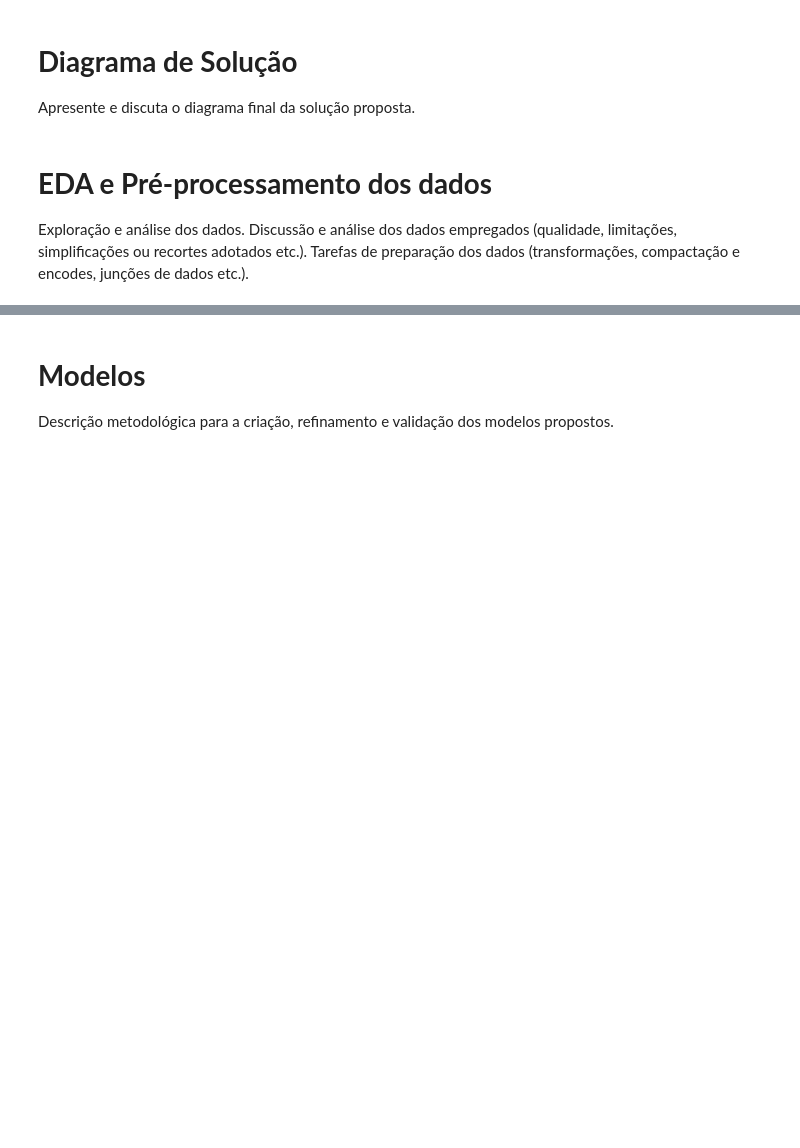
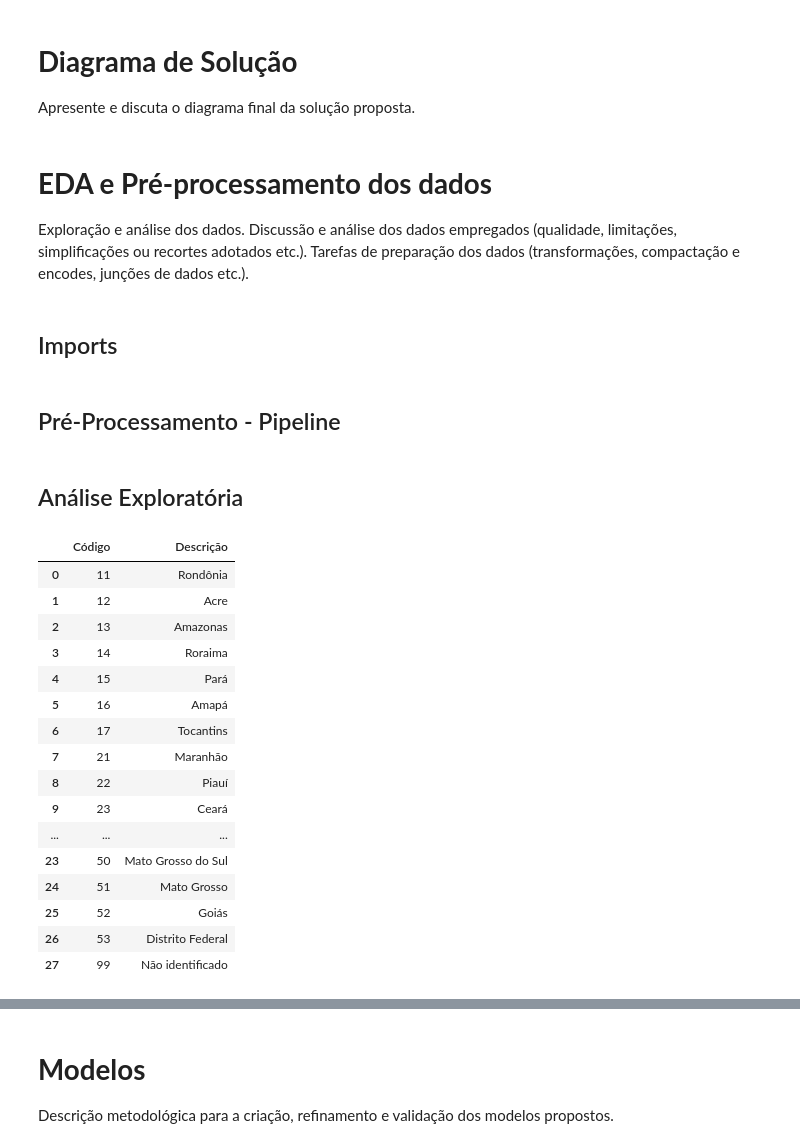
Before and after one commit to TimoteoSantana/cdProjetoAplicadoIV, a Jupyter notebook: projeto/cd_projeto_aplicado_IV_doc._com CRONGR REF TEOR.ipynb, the cells around one changed output, grey strips where cells are left out. Drawn from its saved outputs; the diff is of its cells as text; code cells hidden in the pictures; blank space fills up the shorter version.

```diff
--- a/projeto/cd_projeto_aplicado_IV_doc._com CRONGR REF TEOR.ipynb
+++ b/projeto/cd_projeto_aplicado_IV_doc._com CRONGR REF TEOR.ipynb
@@ -104,0 +103,2 @@ Exploração e análise dos dados. Discussão e análise dos dados empregados (q
+# %% [markdown]
+## Imports
@@ -104,0 +108,31 @@ Exploração e análise dos dados. Discussão e análise dos dados empregados (q
+# %% [markdown]
+## Pré-Processamento - Pipeline
+# %% [markdown]
+## Análise Exploratória
+# %%
+# Catálogo dos estados
+
+df_caged_uf_catalog = pd.read_csv(
+    "data/catalog/caged/uf.csv",
+    sep = ";"
+)
+
+df_caged_uf_catalog
+# %% [output]
+|  | Código | Descrição |
+| 0 | 11 | Rondônia |
+| 1 | 12 | Acre |
+| 2 | 13 | Amazonas |
+| 3 | 14 | Roraima |
+| 4 | 15 | Pará |
+| 5 | 16 | Amapá |
+| 6 | 17 | Tocantins |
+| 7 | 21 | Maranhão |
+| 8 | 22 | Piauí |
+| 9 | 23 | Ceará |
+| ... | ... | ... |
+| 23 | 50 | Mato Grosso do Sul |
+| 24 | 51 | Mato Grosso |
+| 25 | 52 | Goiás |
+| 26 | 53 | Distrito Federal |
+| 27 | 99 | Não identificado |
```
Also changed, not shown: parts of 6 cells of this notebook.
